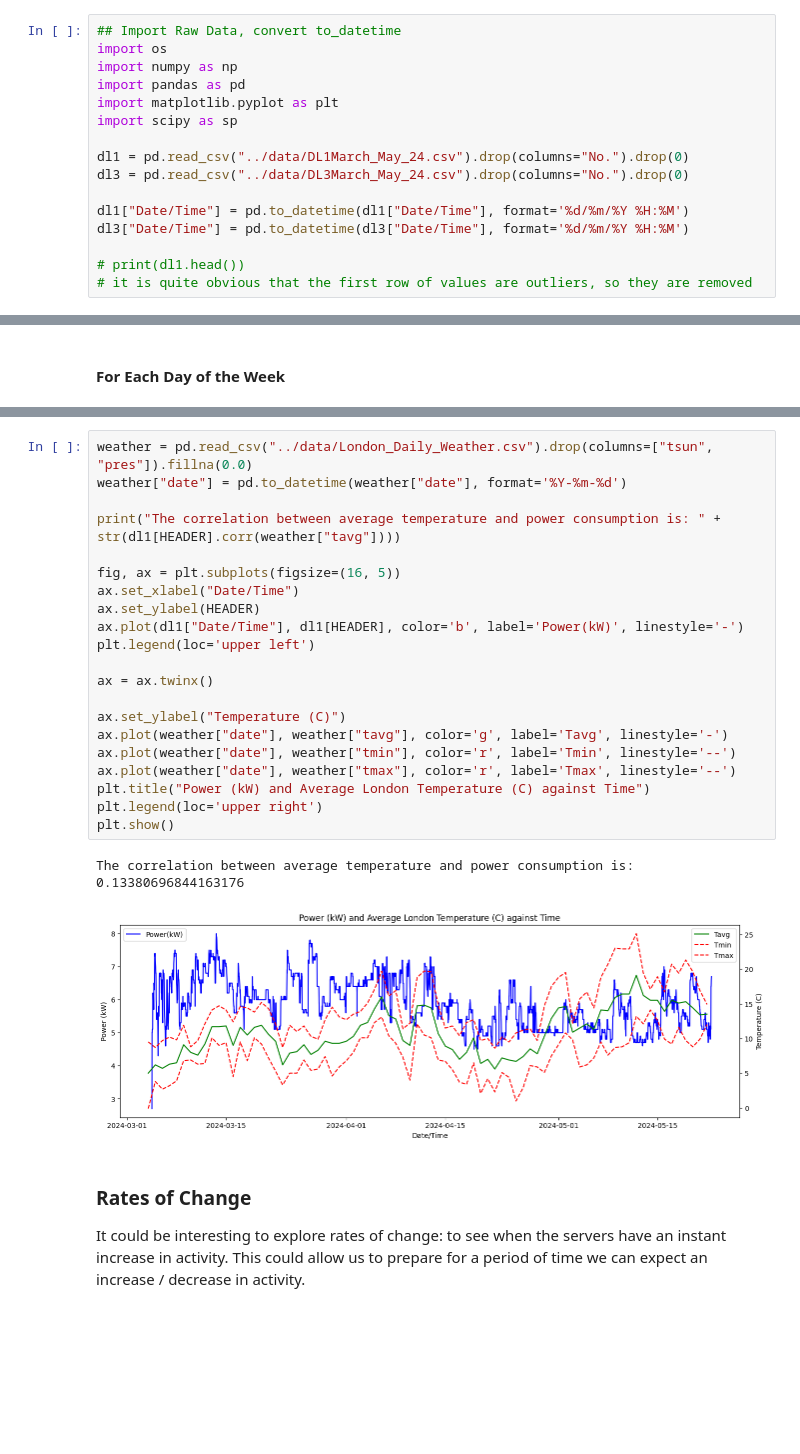
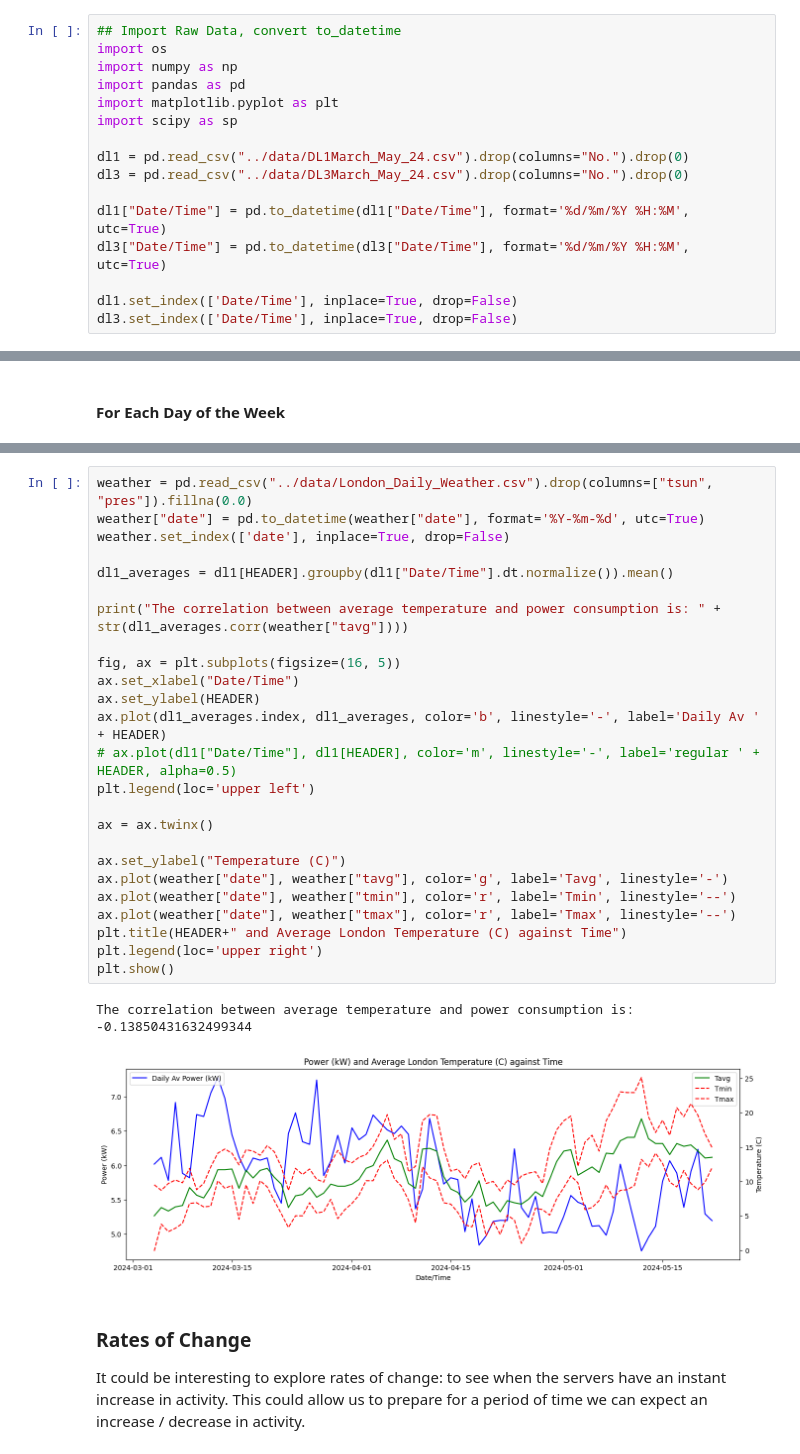
Before and after one commit to ogahector/power_analysis_eeedept, a Jupyter notebook: src/main.ipynb, the cells around one changed output, grey strips where cells are left out. Drawn from its saved outputs; the diff is of its cells as text; blank space fills up the shorter version.

```diff
--- a/src/main.ipynb
+++ b/src/main.ipynb
@@ -13,11 +13,11 @@ import scipy as sp
 dl1 = pd.read_csv("../data/DL1March_May_24.csv").drop(columns="No.").drop(0)
 dl3 = pd.read_csv("../data/DL3March_May_24.csv").drop(columns="No.").drop(0)
 
-dl1["Date/Time"] = pd.to_datetime(dl1["Date/Time"], format='%d/%m/%Y %H:%M')
-dl3["Date/Time"] = pd.to_datetime(dl3["Date/Time"], format='%d/%m/%Y %H:%M')
+dl1["Date/Time"] = pd.to_datetime(dl1["Date/Time"], format='%d/%m/%Y %H:%M', utc=True)
+dl3["Date/Time"] = pd.to_datetime(dl3["Date/Time"], format='%d/%m/%Y %H:%M', utc=True)
 
-# print(dl1.head())
-# it is quite obvious that the first row of values are outliers, so they are removed
+dl1.set_index(['Date/Time'], inplace=True, drop=False)
+dl3.set_index(['Date/Time'], inplace=True, drop=False)
 # %% [markdown]
 ### Key Analyses to Perform
 1. **Time-Series Analysis**
@@ -337,27 +343,31 @@ Again, we will plot the raw data.
 # %%
 weather = pd.read_csv("../data/London_Daily_Weather.csv").drop(columns=["tsun", "pres"]).fillna(0.0)
-weather["date"] = pd.to_datetime(weather["date"], format='%Y-%m-%d')
+weather["date"] = pd.to_datetime(weather["date"], format='%Y-%m-%d', utc=True)
+weather.set_index(['date'], inplace=True, drop=False)
 
-print("The correlation between average temperature and power consumption is: " + str(dl1[HEADER].corr(weather["tavg"])))
+dl1_averages = dl1[HEADER].groupby(dl1["Date/Time"].dt.normalize()).mean()
+
+print("The correlation between average temperature and power consumption is: " + str(dl1_averages.corr(weather["tavg"])))
 
 fig, ax = plt.subplots(figsize=(16, 5))
 ax.set_xlabel("Date/Time")
 ax.set_ylabel(HEADER)
-ax.plot(dl1["Date/Time"], dl1[HEADER], color='b', label='Power(kW)', linestyle='-')
+ax.plot(dl1_averages.index, dl1_averages, color='b', linestyle='-', label='Daily Av ' + HEADER)
+# ax.plot(dl1["Date/Time"], dl1[HEADER], color='m', linestyle='-', label='regular ' + HEADER, alpha=0.5)
 plt.legend(loc='upper left')
 
 ax = ax.twinx()
 
 ax.set_ylabel("Temperature (C)")
 ax.plot(weather["date"], weather["tavg"], color='g', label='Tavg', linestyle='-')
 ax.plot(weather["date"], weather["tmin"], color='r', label='Tmin', linestyle='--')
 ax.plot(weather["date"], weather["tmax"], color='r', label='Tmax', linestyle='--')
-plt.title("Power (kW) and Average London Temperature (C) against Time")
+plt.title(HEADER+" and Average London Temperature (C) against Time")
 plt.legend(loc='upper right')
 plt.show()
 # %% [output]
-The correlation between average temperature and power consumption is: 0.13380696844163176
+The correlation between average temperature and power consumption is: -0.13850431632499344
-[figure, old version]
+[figure, new version]
 # %% [markdown]
 ### Rates of Change
 It could be interesting to explore rates of change: to see when the servers have an instant increase in activity. This could allow us to prepare for a period of time we can expect an increase / decrease in activity.
```
Also changed, not shown: parts of 23 cells of this notebook, 1 other file.
